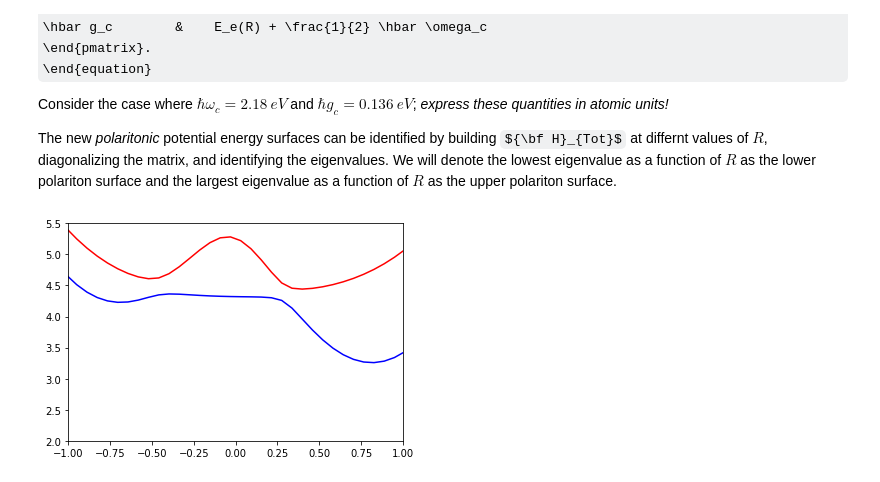
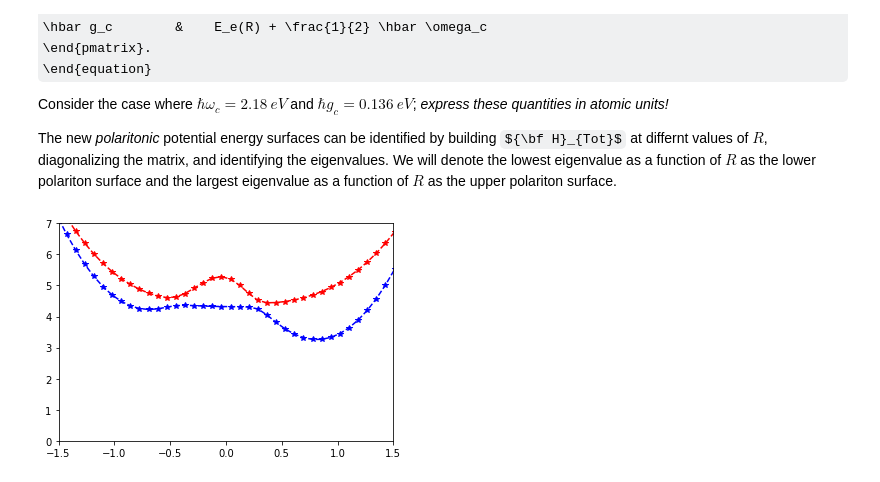
Before and after one commit to FoleyLab/PyCQED, a Jupyter notebook: Polariton_Hamiltonian.ipynb, the cells around one changed output. Saved outputs shown, nothing was run; the diff lists cells and outputs as text; code cells hidden in the pictures; some formulas as TeX source.

```diff
--- a/Polariton_Hamiltonian.ipynb
+++ b/Polariton_Hamiltonian.ipynb
@@ -64,7 +64,7 @@ def E_of_R(R):
 ### Code to run E_of_R function for a variety of values of R between -1.5 and 1.5 atomic units
 ### and plot the energy in electron volts for the ground- and excited-state surface,
 ### giving the plot from Figure 2 of Mandal and Huo's paper
-rlist = np.linspace(-1.5, 1.5, 50)
+rlist = np.linspace(-2.0, 2.0, 50)
 
 E_ground = []
 E_excite = []
@@ -283,35 +283,48 @@ The new *polaritonic* potential energy surfaces can be identified by building ${
 # %%
 from numpy import linalg as LA
 ### hbar omega_c in atomic units
 omc = 2.18/27.211
 ### hbar g_c in atomic units
 gc = 0.136/27.211
 
 ### form empty arrays for lower and upper polariton surface
 LP = np.zeros_like(rlist)
 UP = np.zeros_like(rlist)
 
 ### Htot
 Htot = np.zeros((2,2))
 Htot[0][1] = gc
 Htot[1][0] = gc
 
 for i in range(0,len(rlist)):
     r = rlist[i]
     PES = E_of_R(r)
     Htot[0][0] = PES[0] + 1.5 * omc
     Htot[1][1] = PES[1] + 0.5 * omc
     tmpH = np.copy(Htot)
     vals, vecs = LA.eig(Htot)
     idx = vals.argsort()[::1]
     vals = vals[idx]
     LP[i] = vals[0]
     UP[i] = vals[1]
 
-plt.plot(rlist, 27.211*LP, 'blue')
-plt.plot(rlist, 27.211*UP, 'red')
-plt.xlim(-1,1)
-plt.ylim(2,5.5)
+
+
+### form spline for LP surface
+LP_spline = InterpolatedUnivariateSpline(rlist, LP, k=3)
+FLP_spline = LP_spline.derivative()
+
+### form spline for excited-state surface
+UP_spline = InterpolatedUnivariateSpline(rlist, UP, k=3)
+FUP_spline = UP_spline.derivative()
+
+
+plt.plot(rlist, 27.211*LP, 'b*')
+plt.plot(rlist, 27.211*LP_spline(rlist), 'b--')
+plt.plot(rlist, 27.211*UP, 'r*')
+plt.plot(rlist, 27.211*UP_spline(rlist), 'r--')
+plt.xlim(-1.5,1.5)
+plt.ylim(0,7)
 plt.show()
 # %% [output]
-[figure, old version]
+[figure, new version]
```
Also changed, not shown: parts of 5 cells of this notebook.
